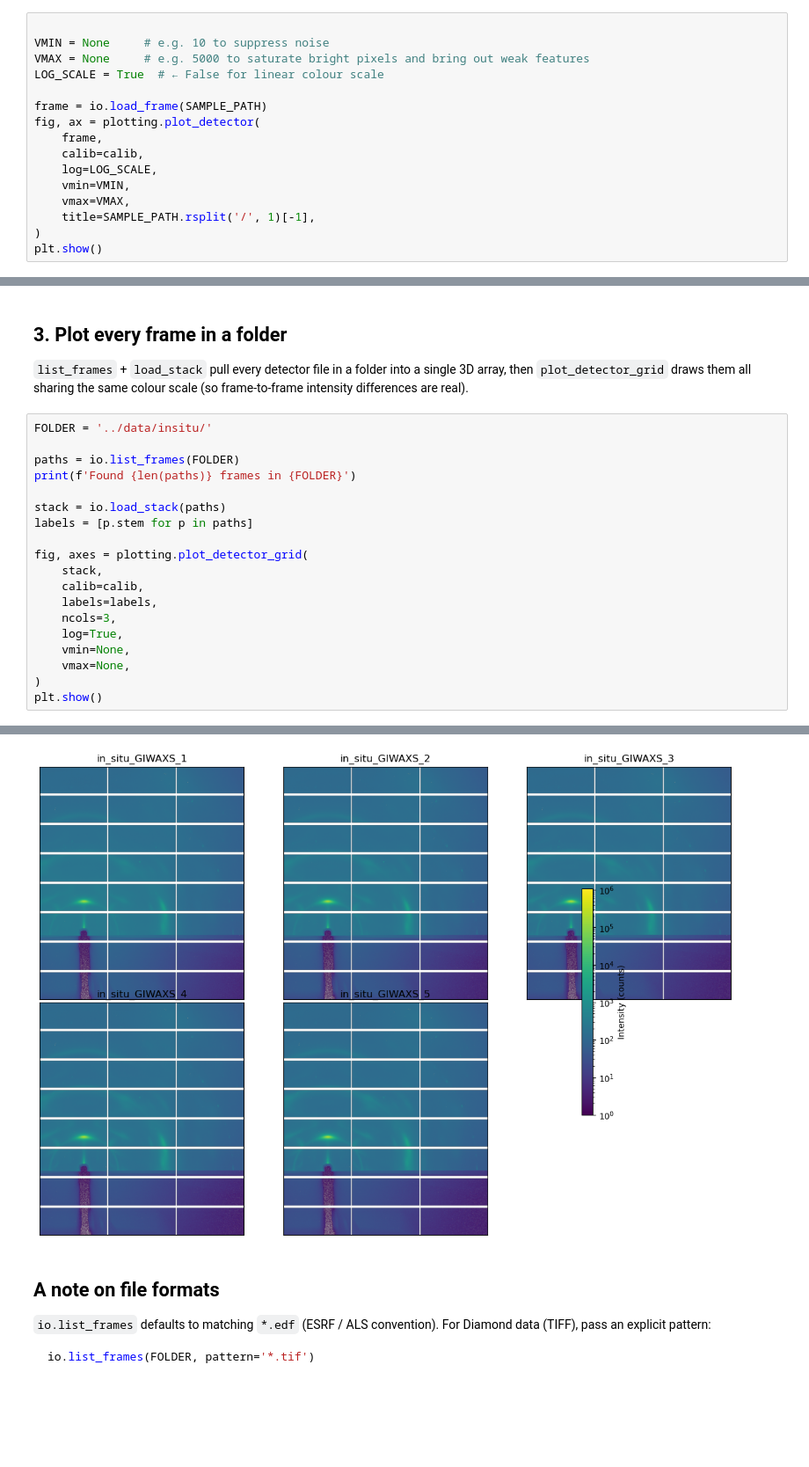
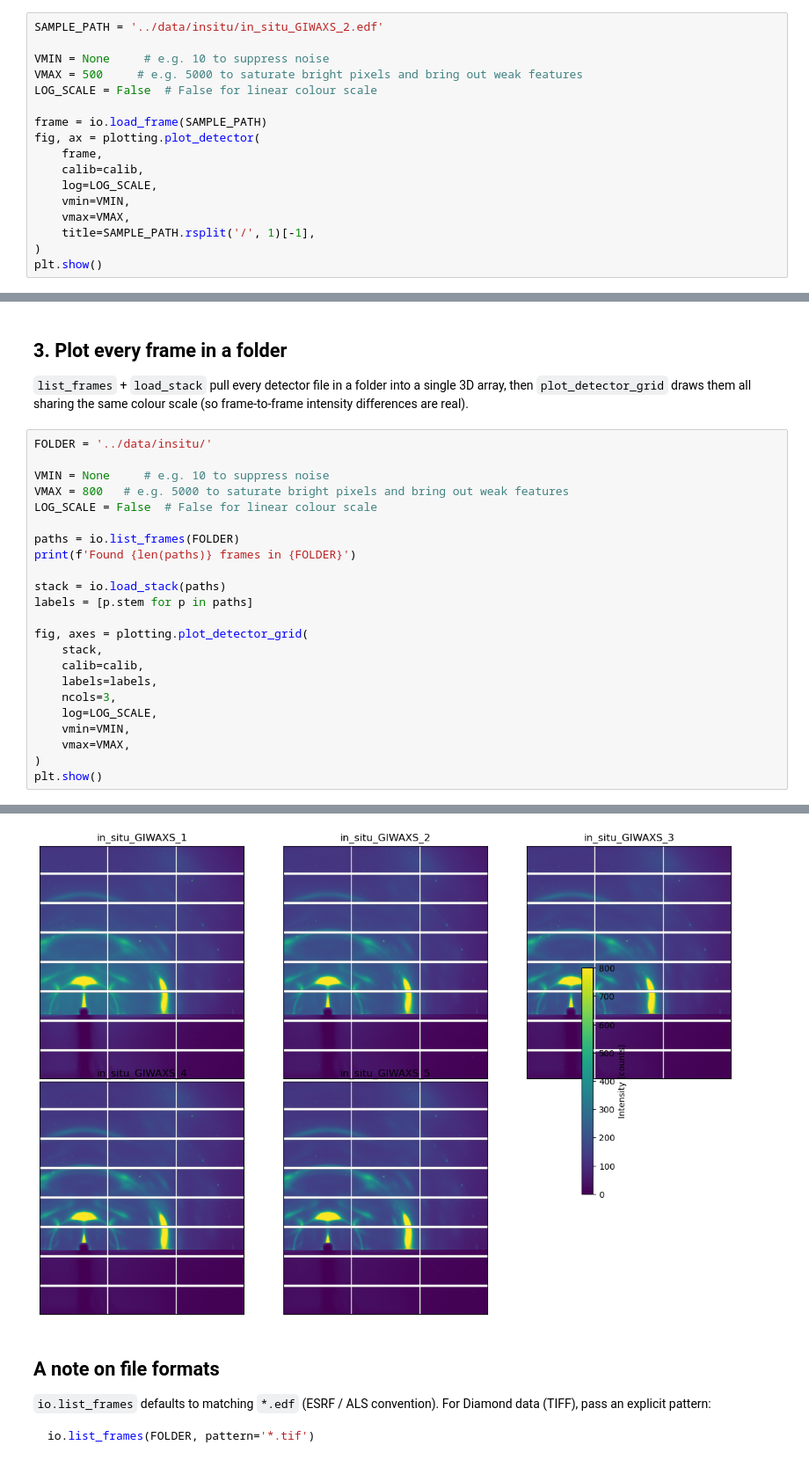
Before and after one commit to omgough/giwaxs-analysis, a Jupyter notebook: notebooks/02_plot_raw_frames.ipynb, the cells around one changed output, grey strips where cells are left out. Shown at 88% size. Drawn from its saved outputs; the diff is of its cells as text; blank space fills up the shorter version.

```diff
--- a/notebooks/02_plot_raw_frames.ipynb
+++ b/notebooks/02_plot_raw_frames.ipynb
@@ -29,10 +25,11 @@ WARNING:silx.opencl.common:The module pyOpenCL has been imported but can't be us
 
 Log scale and viridis colormap by default; tweak `VMIN`/`VMAX` to bring out faint features or saturate bright ones.
 # %%
+SAMPLE_PATH = '../data/insitu/in_situ_GIWAXS_2.edf'
 
 VMIN = None     # e.g. 10 to suppress noise
-VMAX = None     # e.g. 5000 to saturate bright pixels and bring out weak features
-LOG_SCALE = True  # ← False for linear colour scale
+VMAX = 500     # e.g. 5000 to saturate bright pixels and bring out weak features
+LOG_SCALE = False  # False for linear colour scale
 
 frame = io.load_frame(SAMPLE_PATH)
 fig, ax = plotting.plot_detector(
@@ -52,26 +49,30 @@ plt.show()
 `list_frames` + `load_stack` pull every detector file in a folder into a single 3D array, then `plot_detector_grid` draws them all sharing the same colour scale (so frame-to-frame intensity differences are real).
 # %%
 FOLDER = '../data/insitu/'
+
+VMIN = None     # e.g. 10 to suppress noise
+VMAX = 800   # e.g. 5000 to saturate bright pixels and bring out weak features
+LOG_SCALE = False  # False for linear colour scale
 
 paths = io.list_frames(FOLDER)
 print(f'Found {len(paths)} frames in {FOLDER}')
 
 stack = io.load_stack(paths)
 labels = [p.stem for p in paths]
 
 fig, axes = plotting.plot_detector_grid(
     stack,
     calib=calib,
     labels=labels,
     ncols=3,
-    log=True,
-    vmin=None,
-    vmax=None,
+    log=LOG_SCALE,
+    vmin=VMIN,
+    vmax=VMAX,
 )
 plt.show()
 # %% [output]
 Found 5 frames in ../data/insitu/
-[figure, old version]
+[figure, new version]
 # %% [markdown]
 ## A note on file formats
 
```
Also changed, not shown: parts of 4 cells of this notebook.
